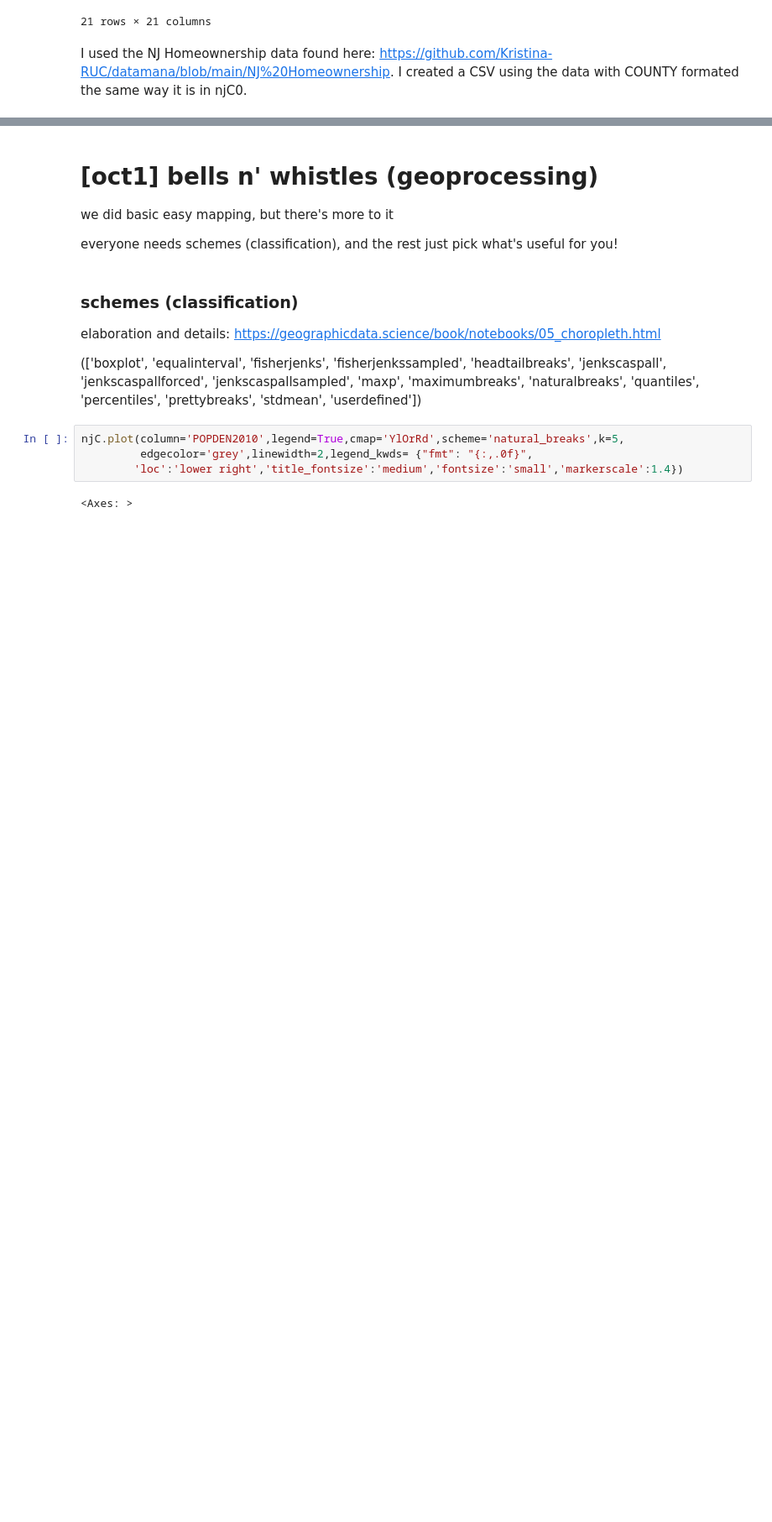
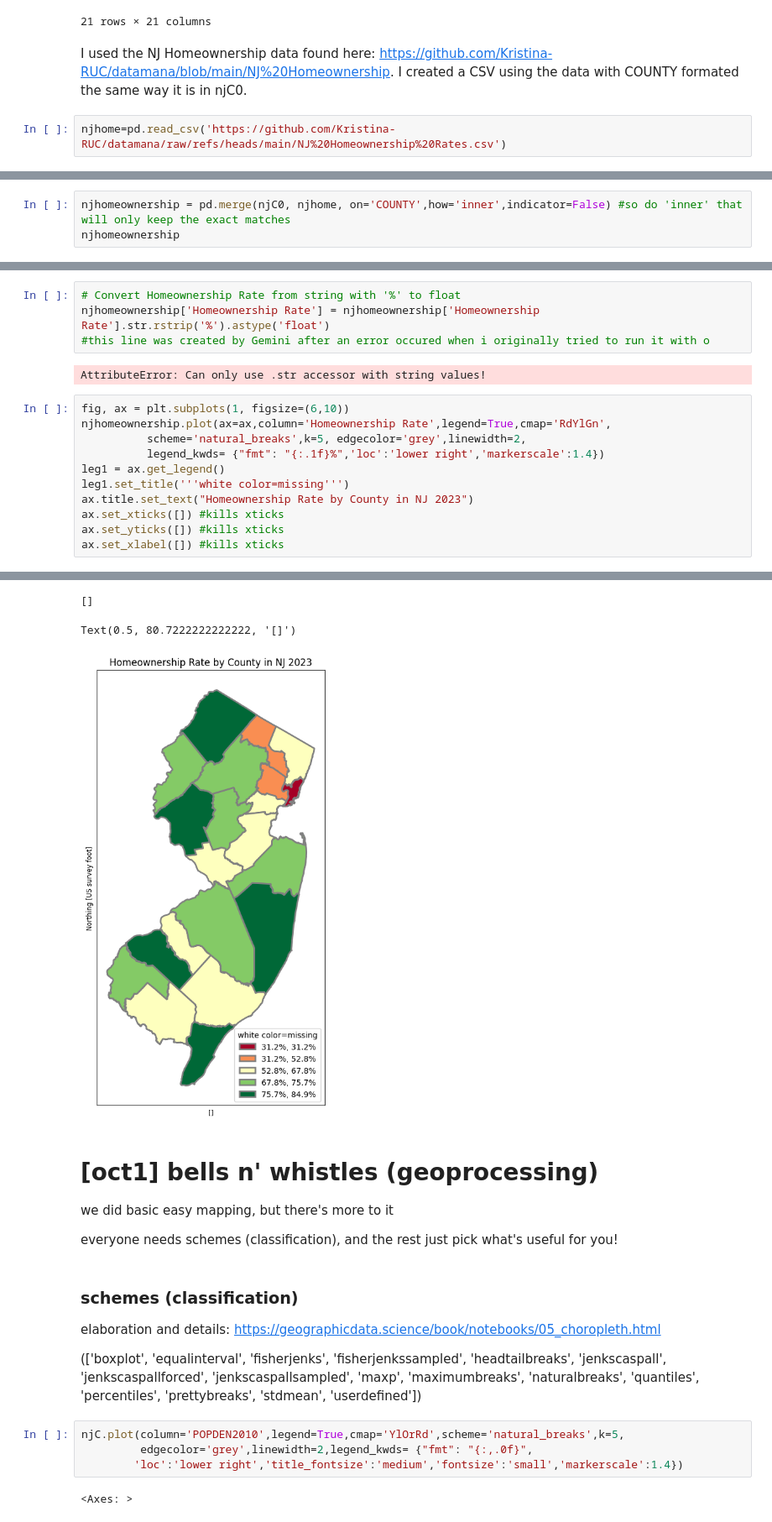
Before and after one commit to Kristina-RUC/datamana, a Jupyter notebook: map.ipynb, the cells around one changed output, grey strips where cells are left out. Shown at 84% size. Saved outputs shown, nothing was run; the diff lists cells and outputs as text; blank space fills up the shorter version.

```diff
--- a/map.ipynb
+++ b/map.ipynb
@@ -1219,3 +1245,5 @@ njC0
 # %% [markdown]
 I used the NJ Homeownership data found here: https://github.com/Kristina-RUC/datamana/blob/main/NJ%20Homeownership.
 I created a CSV using the data with COUNTY formated the same way it is in njC0.
+# %%
+njhome=pd.read_csv('https://github.com/Kristina-RUC/datamana/raw/refs/heads/main/NJ%20Homeownership%20Rates.csv')
@@ -1221,0 +1257,3 @@ I created a CSV using the data with COUNTY formated the same way it is in njC0.
+# %%
+njhomeownership = pd.merge(njC0, njhome, on='COUNTY',how='inner',indicator=False) #so do 'inner' that will only keep the exact matches
+njhomeownership
@@ -1221,0 +1279,18 @@ I created a CSV using the data with COUNTY formated the same way it is in njC0.
+# %%
+# Convert Homeownership Rate from string with '%' to float
+njhomeownership['Homeownership Rate'] = njhomeownership['Homeownership Rate'].str.rstrip('%').astype('float')
+#this line was created by Gemini after an error occured when i originally tried to run it with o
+# %% [output]
+AttributeError: Can only use .str accessor with string values!
+# %%
+fig, ax = plt.subplots(1, figsize=(6,10))
+njhomeownership.plot(ax=ax,column='Homeownership Rate',legend=True,cmap='RdYlGn',
+          scheme='natural_breaks',k=5, edgecolor='grey',linewidth=2,
+          legend_kwds= {"fmt": "{:.1f}%",'loc':'lower right','markerscale':1.4})
+leg1 = ax.get_legend()
+leg1.set_title('''white color=missing''')
+ax.title.set_text("Homeownership Rate by County in NJ 2023")
+ax.set_xticks([]) #kills xticks
+ax.set_yticks([]) #kills xticks
+ax.set_xlabel([]) #kills xticks
+# %% [output]
@@ -1222,3 +1299,6 @@ I created a CSV using the data with COUNTY formated the same way it is in njC0.
+[]
+Text(0.5, 80.7222222222222, '[]')
+[figure, added]
 # %% [markdown]
 # [oct1] bells n' whistles (geoprocessing)
 
```
Also changed, not shown: parts of 5 cells of this notebook.
